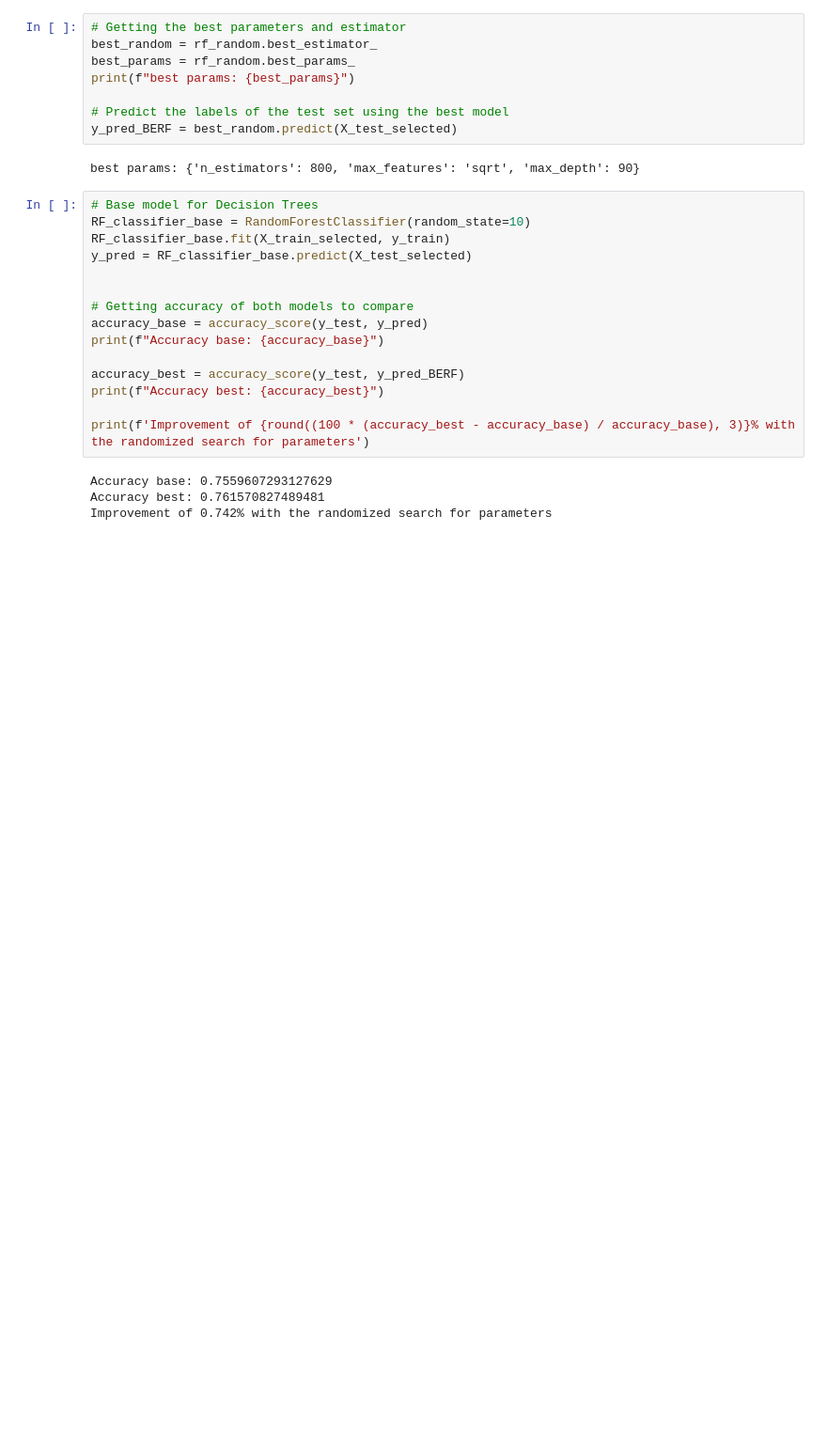
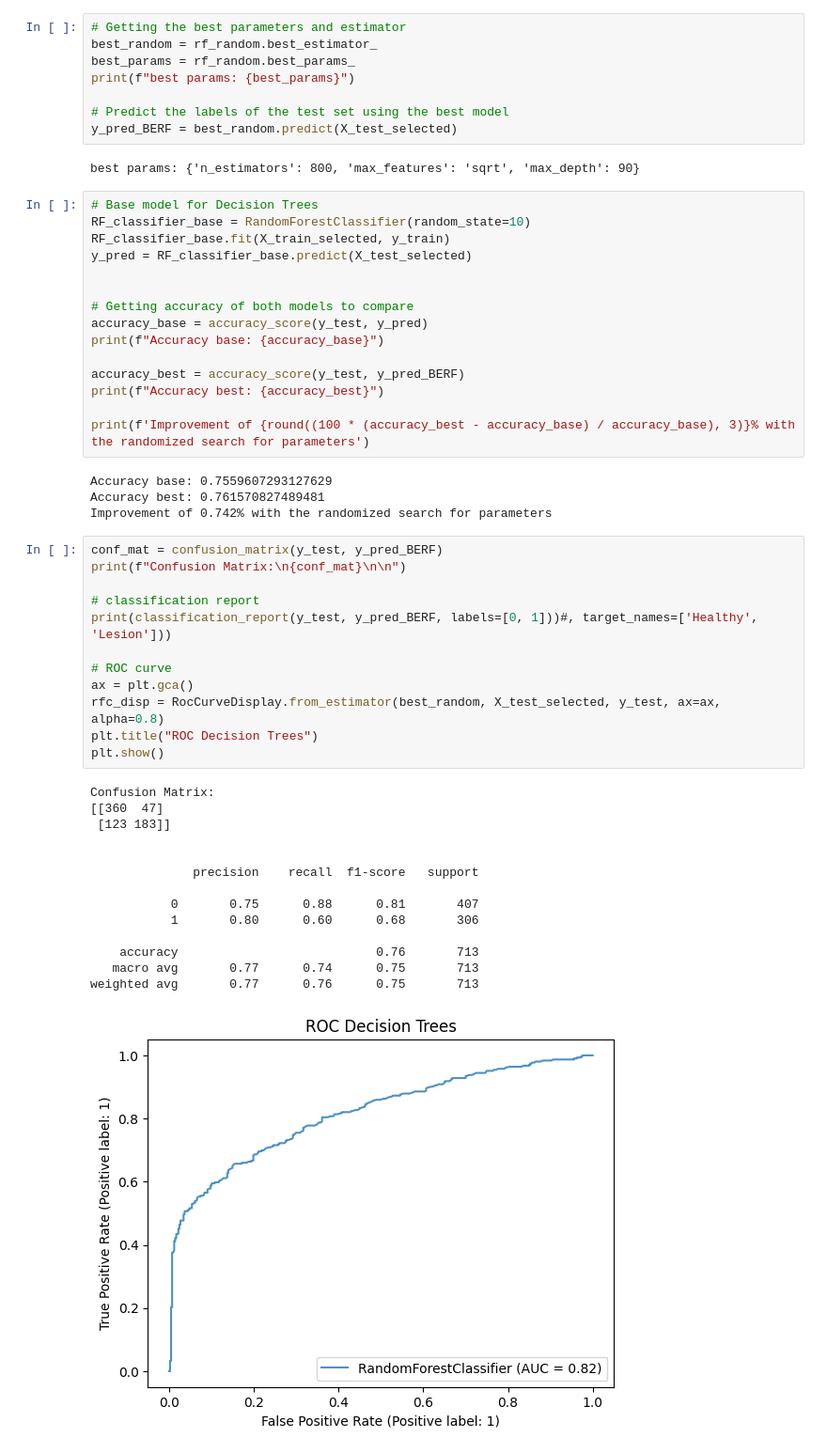
Before and after one commit to cesarz10/Techniques-of-AI, a Jupyter notebook: Project/breast_cancer_CesarZapata.ipynb, the cells around one changed output. Shown at 94% size. Cells and saved outputs as stored; diff of their text form; blank space fills up the shorter version.

Commit message:
Random forsts now with ROC curve

```diff
--- a/Project/breast_cancer_CesarZapata.ipynb
+++ b/Project/breast_cancer_CesarZapata.ipynb
@@ -310,3 +310,30 @@ print(f'Improvement of {round((100 * (accuracy_best - accuracy_base) / accuracy_
 Accuracy base: 0.7559607293127629
 Accuracy best: 0.761570827489481
 Improvement of 0.742% with the randomized search for parameters
+# %%
+conf_mat = confusion_matrix(y_test, y_pred_BERF)
+print(f"Confusion Matrix:\n{conf_mat}\n\n")
+
+# classification report
+print(classification_report(y_test, y_pred_BERF, labels=[0, 1]))#, target_names=['Healthy', 'Lesion']))
+
+# ROC curve
+ax = plt.gca()
+rfc_disp = RocCurveDisplay.from_estimator(best_random, X_test_selected, y_test, ax=ax, alpha=0.8)
+plt.title("ROC Decision Trees")
+plt.show()
+# %% [output]
+Confusion Matrix:
+[[360  47]
+ [123 183]]
+
+
+              precision    recall  f1-score   support
+
+           0       0.75      0.88      0.81       407
+           1       0.80      0.60      0.68       306
+
+    accuracy                           0.76       713
+   macro avg       0.77      0.74      0.75       713
+weighted avg       0.77      0.76      0.75       713
+[figure, added]
```
